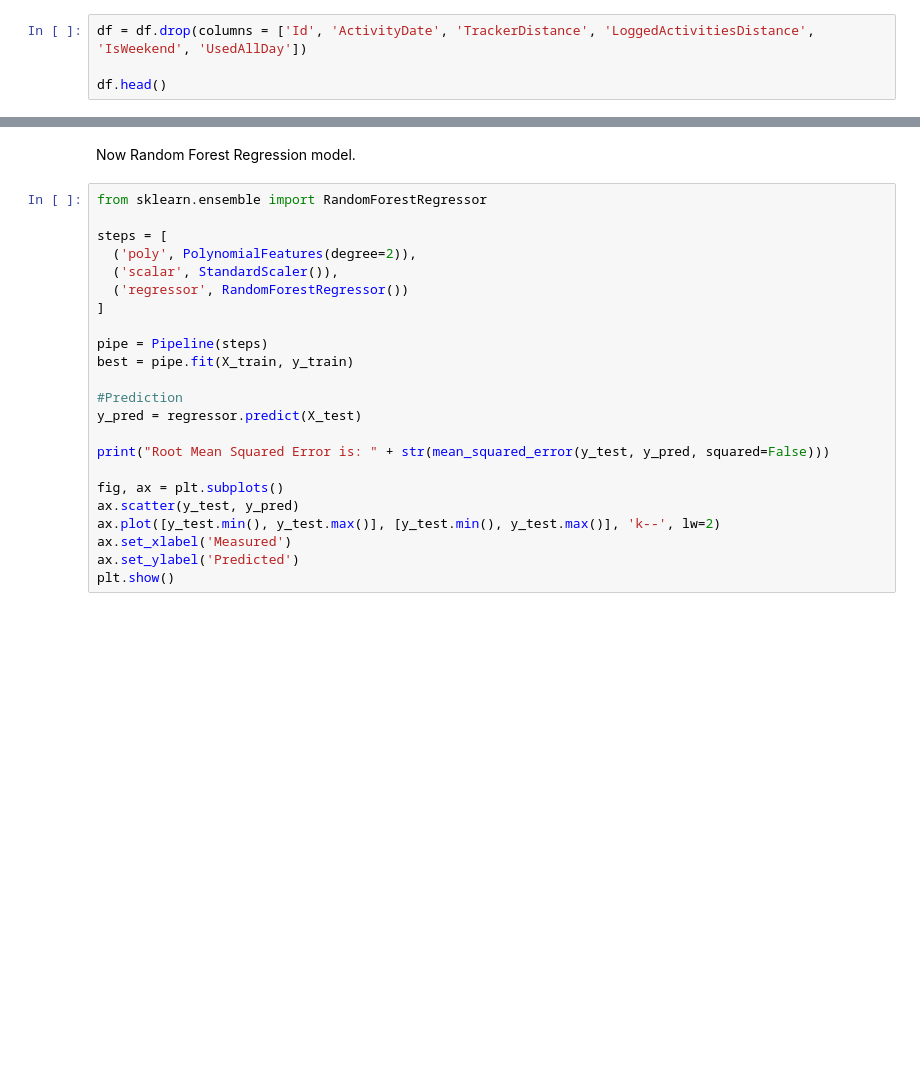
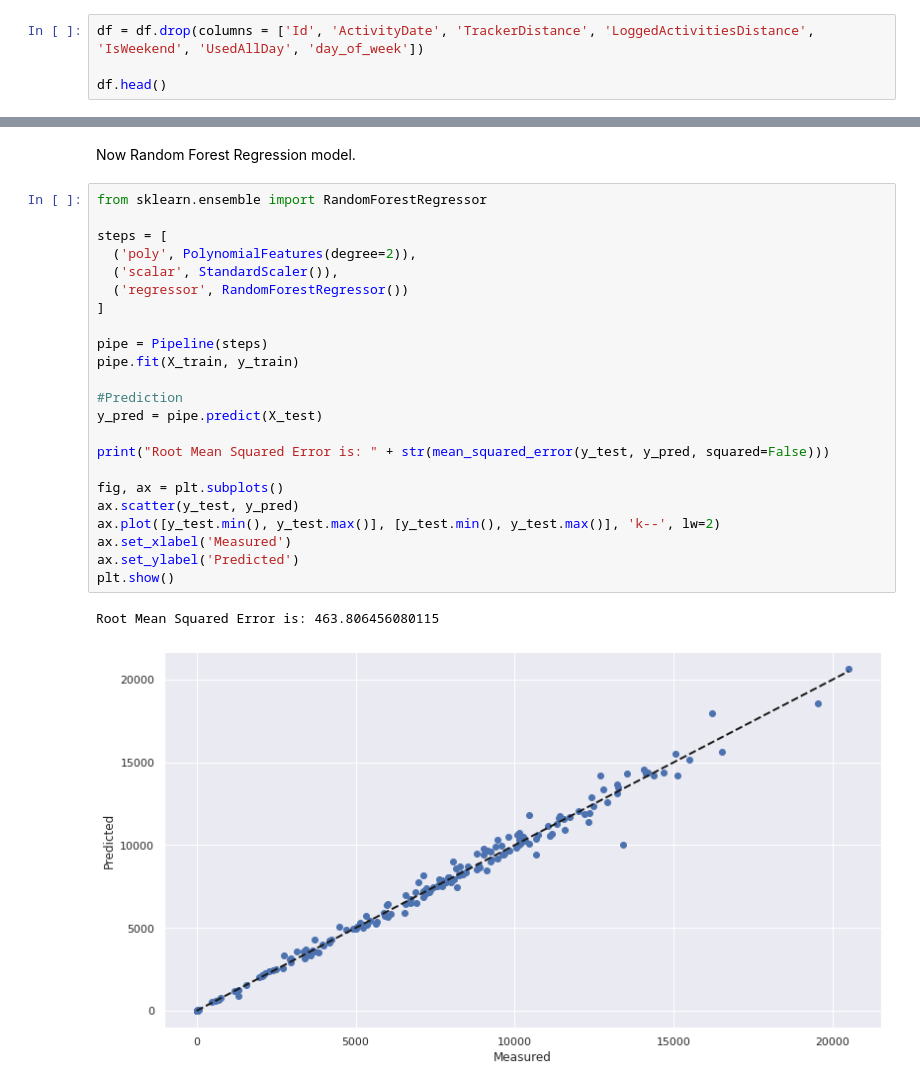
Before and after one commit to onderakacik/FitbitAnalysis, a Jupyter notebook: Final_Project.ipynb, the cells around one changed output, grey strips where cells are left out. Saved outputs shown, nothing was run; the diff lists cells and outputs as text; blank space fills up the shorter version.

```diff
--- a/Final_Project.ipynb
+++ b/Final_Project.ipynb
@@ -677,7 +677,7 @@ From these two plots, we see that users seem a little less motivated to work out
 # %% [markdown]
 First, we should remove the features that we won't need.
 # %%
-df = df.drop(columns = ['Id', 'ActivityDate', 'TrackerDistance', 'LoggedActivitiesDistance', 'IsWeekend', 'UsedAllDay'])
+df = df.drop(columns = ['Id', 'ActivityDate', 'TrackerDistance', 'LoggedActivitiesDistance', 'IsWeekend', 'UsedAllDay', 'day_of_week'])
 
 df.head()
 # %% [output]
@@ -760,23 +764,26 @@ Now Random Forest Regression model.
 # %%
 from sklearn.ensemble import RandomForestRegressor
 
 steps = [
   ('poly', PolynomialFeatures(degree=2)),
   ('scalar', StandardScaler()),
   ('regressor', RandomForestRegressor())
 ]
 
 pipe = Pipeline(steps)
-best = pipe.fit(X_train, y_train)
+pipe.fit(X_train, y_train)
 
 #Prediction
-y_pred = regressor.predict(X_test)
+y_pred = pipe.predict(X_test)
 
 print("Root Mean Squared Error is: " + str(mean_squared_error(y_test, y_pred, squared=False)))
 
 fig, ax = plt.subplots()
 ax.scatter(y_test, y_pred)
 ax.plot([y_test.min(), y_test.max()], [y_test.min(), y_test.max()], 'k--', lw=2)
 ax.set_xlabel('Measured')
 ax.set_ylabel('Predicted')
 plt.show()
+# %% [output]
+Root Mean Squared Error is: 463.806456080115
+[figure, added]
```
Also changed, not shown: parts of 2 cells of this notebook.
